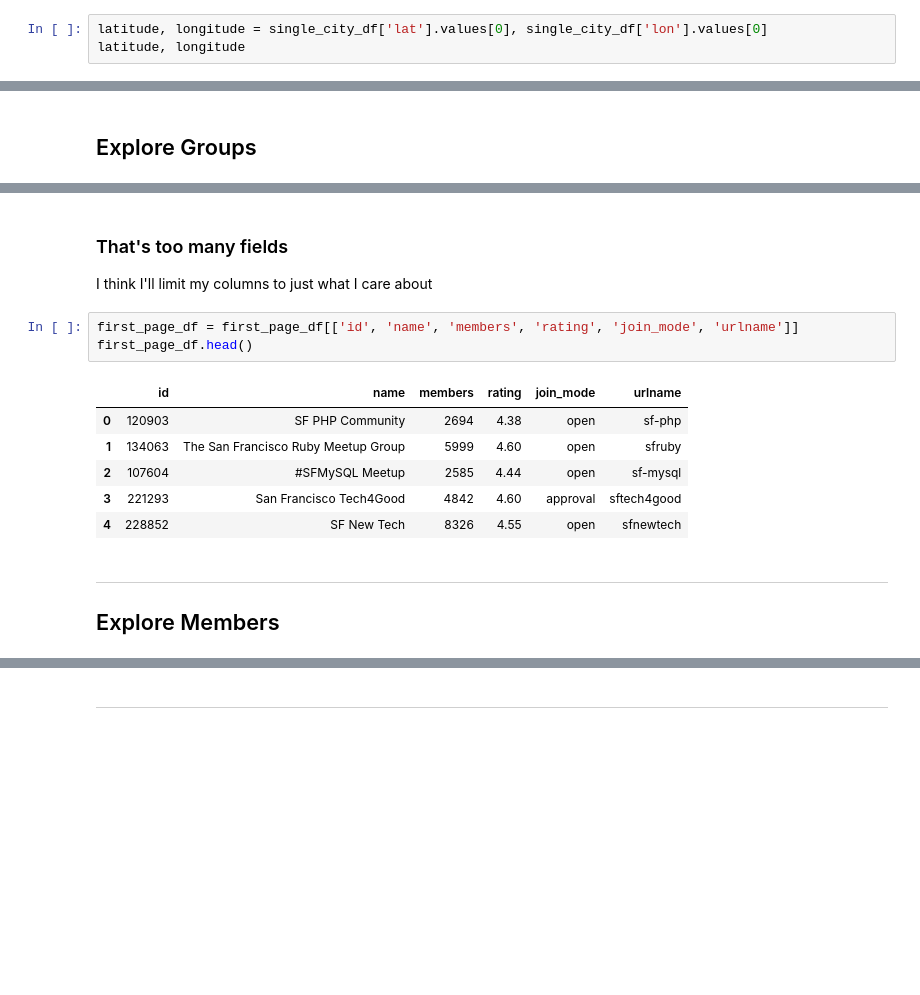
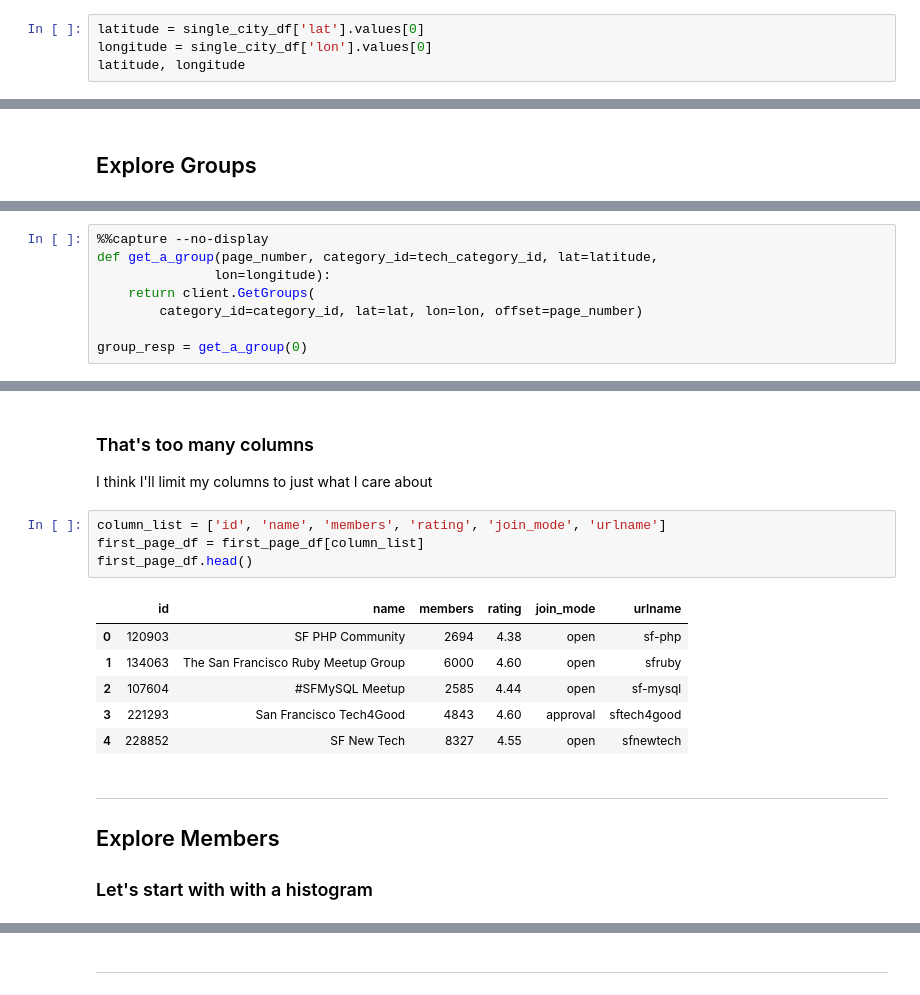
Before and after one commit to redpanda-ai/datascience_challenges, a Jupyter notebook: 01_explore_meetup_api/explore_sf_meetups.ipynb, the cells around one changed output, grey strips where cells are left out. Saved outputs shown, nothing was run; the diff lists cells and outputs as text; blank space fills up the shorter version.

```diff
--- a/01_explore_meetup_api/explore_sf_meetups.ipynb
+++ b/01_explore_meetup_api/explore_sf_meetups.ipynb
@@ -180,7 +180,8 @@ single_city_df
 # %% [markdown]
 ### And store the latitude and longitude for later
 # %%
-latitude, longitude = single_city_df['lat'].values[0], single_city_df['lon'].values[0]
+latitude = single_city_df['lat'].values[0]
+longitude = single_city_df['lon'].values[0]
 latitude, longitude
 # %% [output]
 (37.779998779296875, -122.41999816894531)
@@ -210,0 +190,8 @@ sf_group_meta
+# %%
+%%capture --no-display
+def get_a_group(page_number, category_id=tech_category_id, lat=latitude,
+               lon=longitude):
+    return client.GetGroups(
+        category_id=category_id, lat=lat, lon=lon, offset=page_number)
+
+group_resp = get_a_group(0)
@@ -233,17 +229,20 @@ first_page_df
 # %% [markdown]
-### That's too many fields
+### That's too many columns
 I think I'll limit my columns to just what I care about
 # %%
-first_page_df = first_page_df[['id', 'name', 'members', 'rating', 'join_mode', 'urlname']]
+column_list = ['id', 'name', 'members', 'rating', 'join_mode', 'urlname']
+first_page_df = first_page_df[column_list]
 first_page_df.head()
 # %% [output]
 |  | id | name | members | rating | join_mode | urlname |
 | 0 | 120903 | SF PHP Community | 2694 | 4.38 | open | sf-php |
-| 1 | 134063 | The San Francisco Ruby Meetup Group | 5999 | 4.60 | open | sfruby |
+| 1 | 134063 | The San Francisco Ruby Meetup Group | 6000 | 4.60 | open | sfruby |
 | 2 | 107604 | #SFMySQL Meetup | 2585 | 4.44 | open | sf-mysql |
-| 3 | 221293 | San Francisco Tech4Good | 4842 | 4.60 | approval | sftech4good |
-| 4 | 228852 | SF New Tech | 8326 | 4.55 | open | sfnewtech |
+| 3 | 221293 | San Francisco Tech4Good | 4843 | 4.60 | approval | sftech4good |
+| 4 | 228852 | SF New Tech | 8327 | 4.55 | open | sfnewtech |
 # %% [markdown]
 ---
 ## Explore Members
+
+### Let's start with with a histogram
 # %%
```
Also changed, not shown: parts of 50 cells of this notebook, 1 other file.
